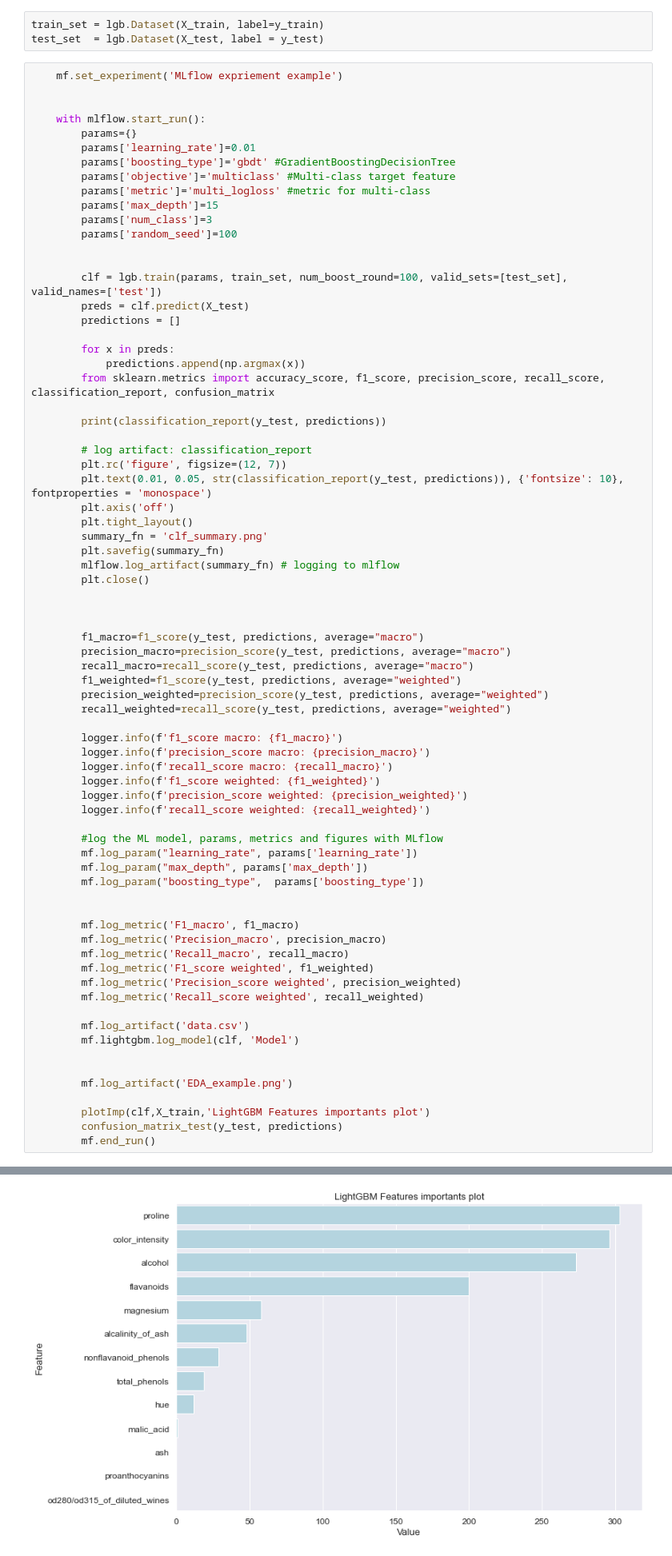
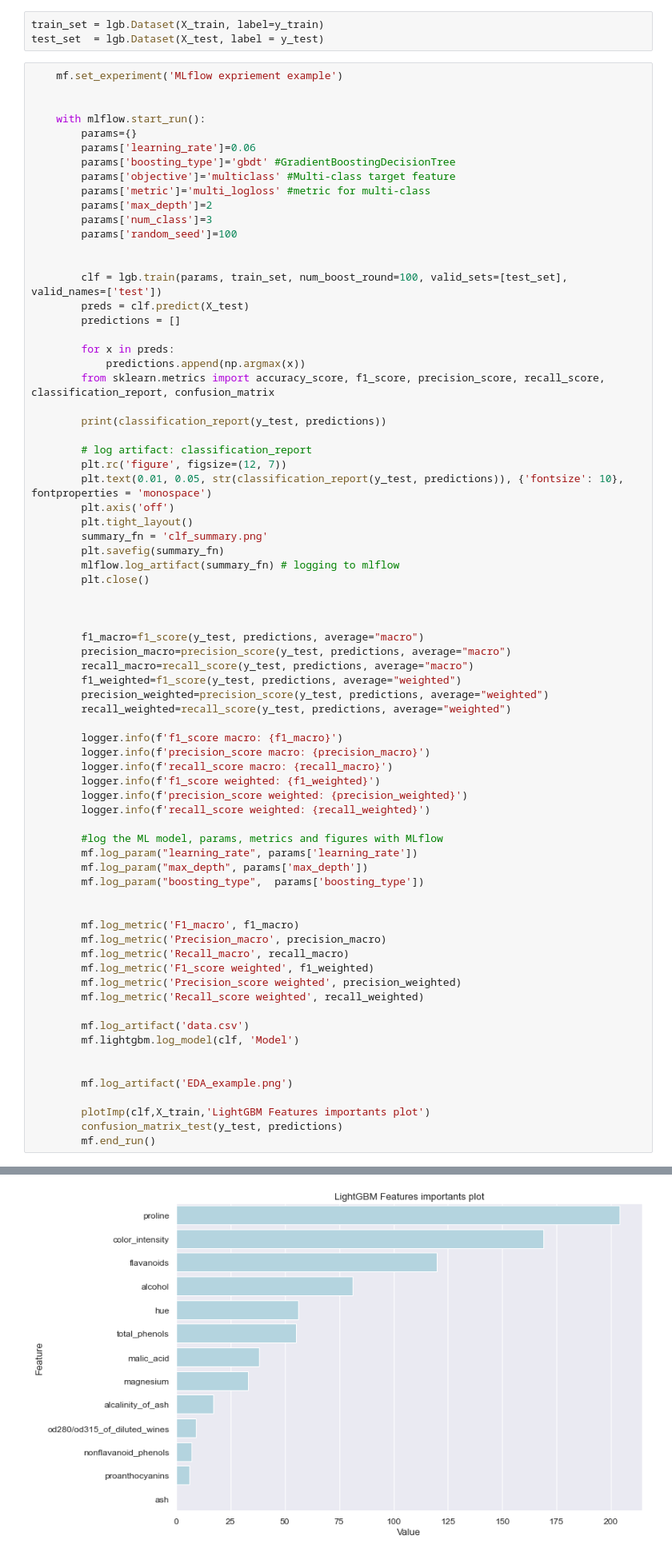
Before and after one commit to gershonc/mlflow_showcase, a Jupyter notebook: mlflow_exp_example.ipynb, the cells around one changed output, grey strips where cells are left out. Shown: that part at 80% size. Cells and saved outputs as stored; diff of their text form.

```diff
--- a/mlflow_exp_example.ipynb
+++ b/mlflow_exp_example.ipynb
@@ -117,11 +117,11 @@ test_set  = lgb.Dataset(X_test, label = y_test)
 
     with mlflow.start_run():
         params={}
-        params['learning_rate']=0.01
+        params['learning_rate']=0.06
         params['boosting_type']='gbdt' #GradientBoostingDecisionTree
         params['objective']='multiclass' #Multi-class target feature
         params['metric']='multi_logloss' #metric for multi-class
-        params['max_depth']=15
+        params['max_depth']=2
         params['num_class']=3
         params['random_seed']=100
 
@@ -210,3 +210,3 @@ INFO:root:precision_score weighted: 0.9141414141414143
 INFO:root:recall_score weighted: 0.8888888888888888
-[figure, old version]
+[figure, new version]
 <Figure size 864x504 with 0 Axes>
```
Also changed, not shown: parts of 3 cells of this notebook, 22 other files.
